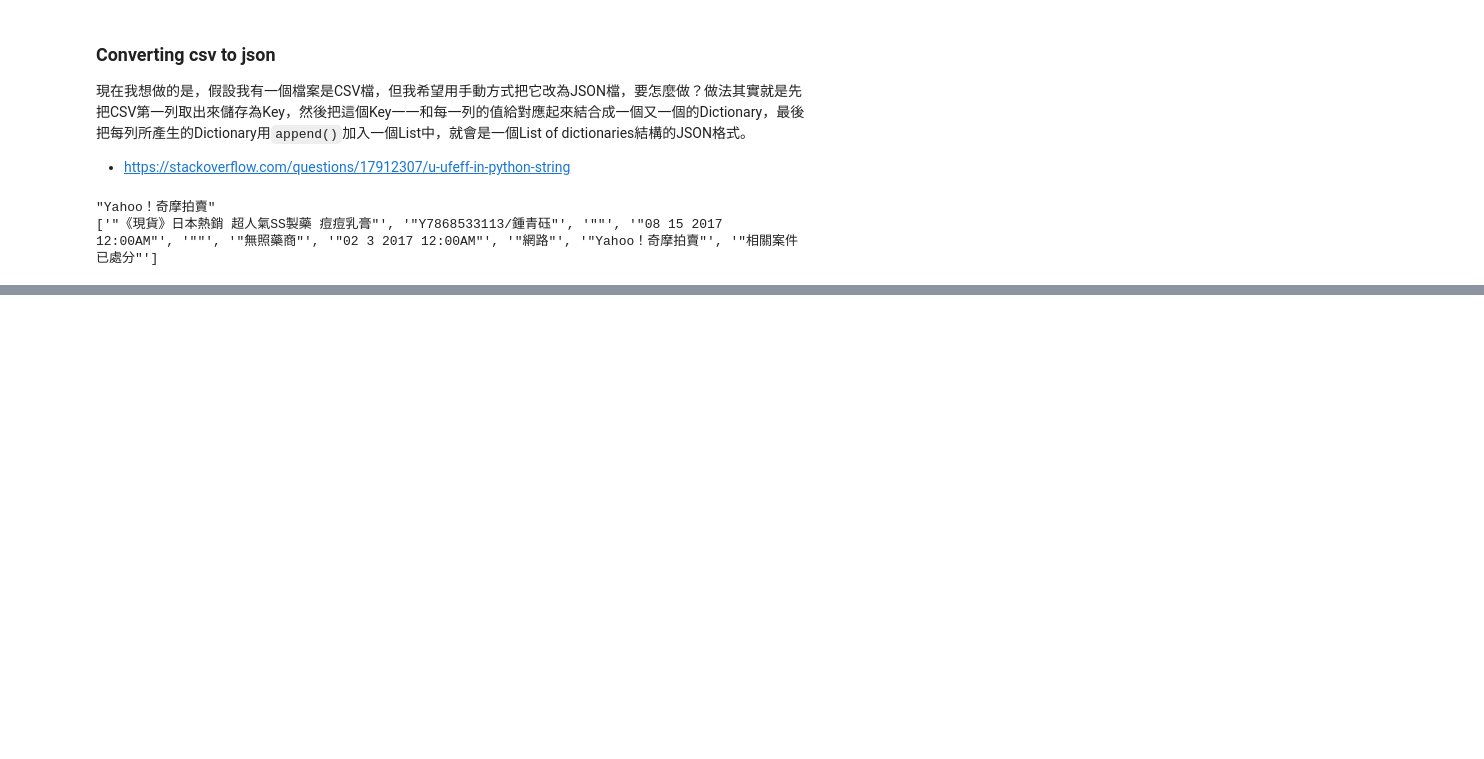
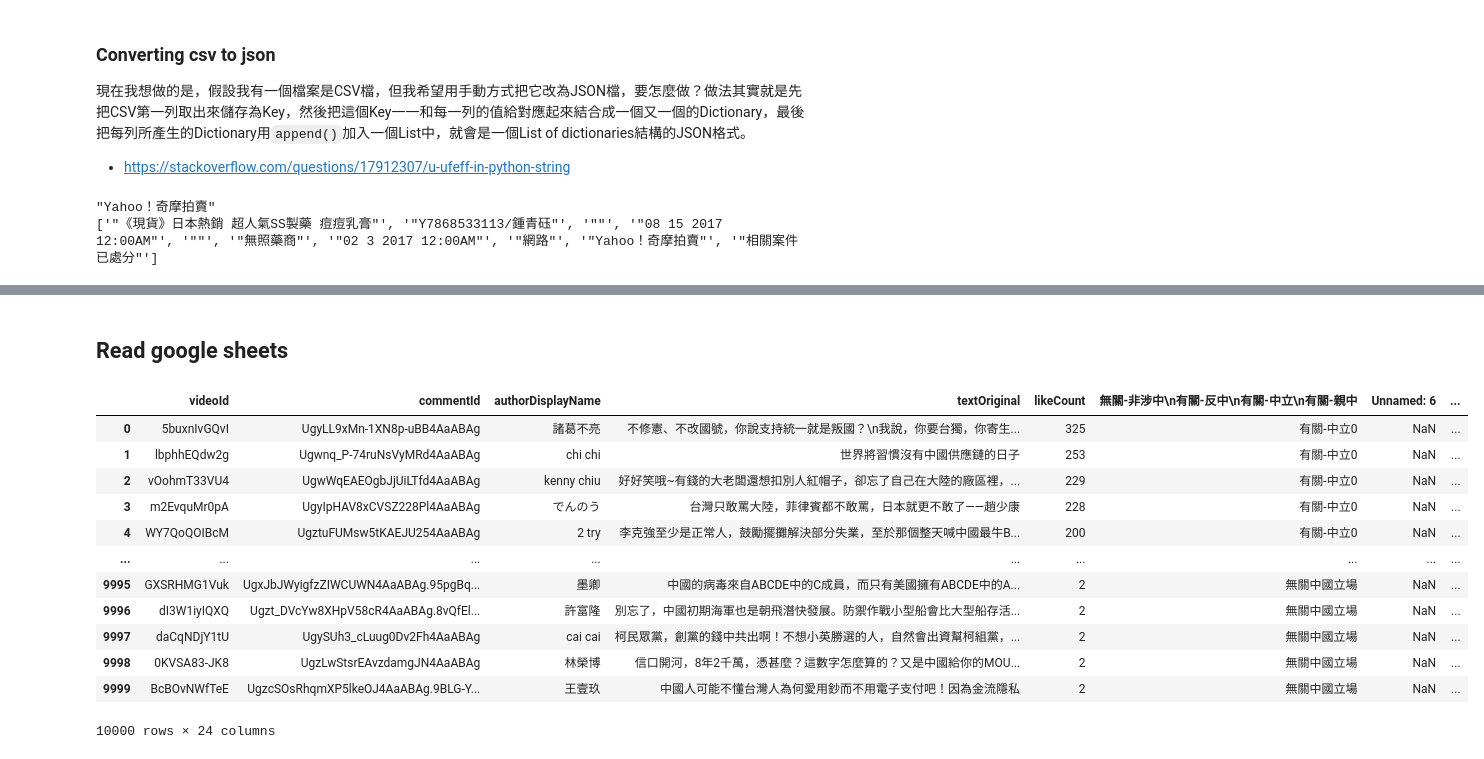
Before and after one commit to p4css/py4css, a Jupyter notebook: _sources/PSS/P05_read_csv_json.ipynb, the cells around one changed output, grey strips where cells are left out. Cells and saved outputs as stored; diff of their text form; code cells hidden in the pictures; blank space fills up the shorter version.

```diff
--- a/_sources/PSS/P05_read_csv_json.ipynb
+++ b/_sources/PSS/P05_read_csv_json.ipynb
@@ -324,0 +309,24 @@ json_list[:3]
+# %% [markdown]
+## Read google sheets
+# %%
+import pandas as pd
+sheet_id = '1DlOAXHmxAbdk3lI9836BpJGe6gu59kI5TyLWxmpavXo'
+sheet_name = 'Sheet1'
+url = f'https://docs.google.com/spreadsheets/d/{sheet_id}/gviz/tq?tqx=out:csv&sheet={sheet_name}'
+df = pd.read_csv(url)
+# %%
+df
+# %% [output]
+|  | videoId | commentId | authorDisplayName | textOriginal | likeCount | 無關-非涉中\n有關-反中\n有關-中立\n有關-親中 | Unnamed: 6 | ... |
+| 0 | 5buxnIvGQvI | UgyLL9xMn-1XN8p-uBB4AaABAg | 諸葛不亮 | 不修憲、不改國號，你說支持統一就是叛國？\n我說，你要台獨，你寄生... | 325 | 有關-中立0 | NaN | ... |
+| 1 | lbphhEQdw2g | Ugwnq_P-74ruNsVyMRd4AaABAg | chi chi | 世界將習慣沒有中國供應鏈的日子 | 253 | 有關-中立0 | NaN | ... |
+| 2 | vOohmT33VU4 | UgwWqEAEOgbJjUiLTfd4AaABAg | kenny chiu | 好好笑哦~有錢的大老闆還想扣別人紅帽子，卻忘了自己在大陸的廠區裡，... | 229 | 有關-中立0 | NaN | ... |
+| 3 | m2EvquMr0pA | UgyIpHAV8xCVSZ228Pl4AaABAg | でんのう | 台灣只敢罵大陸，菲律賓都不敢罵，日本就更不敢了——趙少康 | 228 | 有關-中立0 | NaN | ... |
+| 4 | WY7QoQOIBcM | UgztuFUMsw5tKAEJU254AaABAg | 2 try | 李克強至少是正常人，鼓勵擺攤解決部分失業，至於那個整天喊中國最牛B... | 200 | 有關-中立0 | NaN | ... |
+| ... | ... | ... | ... | ... | ... | ... | ... | ... |
+| 9995 | GXSRHMG1Vuk | UgxJbJWyigfzZIWCUWN4AaABAg.95pgBq... | 墨卿 | 中國的病毒來自ABCDE中的C成員，而只有美國擁有ABCDE中的A... | 2 | 無關中國立場 | NaN | ... |
+| 9996 | dI3W1iyIQXQ | Ugzt_DVcYw8XHpV58cR4AaABAg.8vQfEl... | 許富隆 | 別忘了，中國初期海軍也是朝飛潛快發展。防禦作戰小型船會比大型船存活... | 2 | 無關中國立場 | NaN | ... |
+| 9997 | daCqNDjY1tU | UgySUh3_cLuug0Dv2Fh4AaABAg | cai cai | 柯民眾黨，創黨的錢中共出啊！不想小英勝選的人，自然會出資幫柯組黨，... | 2 | 無關中國立場 | NaN | ... |
+| 9998 | 0KVSA83-JK8 | UgzLwStsrEAvzdamgJN4AaABAg | 林榮博 | 信口開河，8年2千萬，憑甚麼？這數字怎麼算的？又是中國給你的MOU... | 2 | 無關中國立場 | NaN | ... |
+| 9999 | BcBOvNWfTeE | UgzcSOsRhqmXP5lkeOJ4AaABAg.9BLG-Y... | 王壹玖 | 中國人可能不懂台灣人為何愛用鈔而不用電子支付吧！因為金流隱私 | 2 | 無關中國立場 | NaN | ... |
+10000 rows × 24 columns
```
Also changed, not shown: parts of 6 cells of this notebook, 37 other files.
